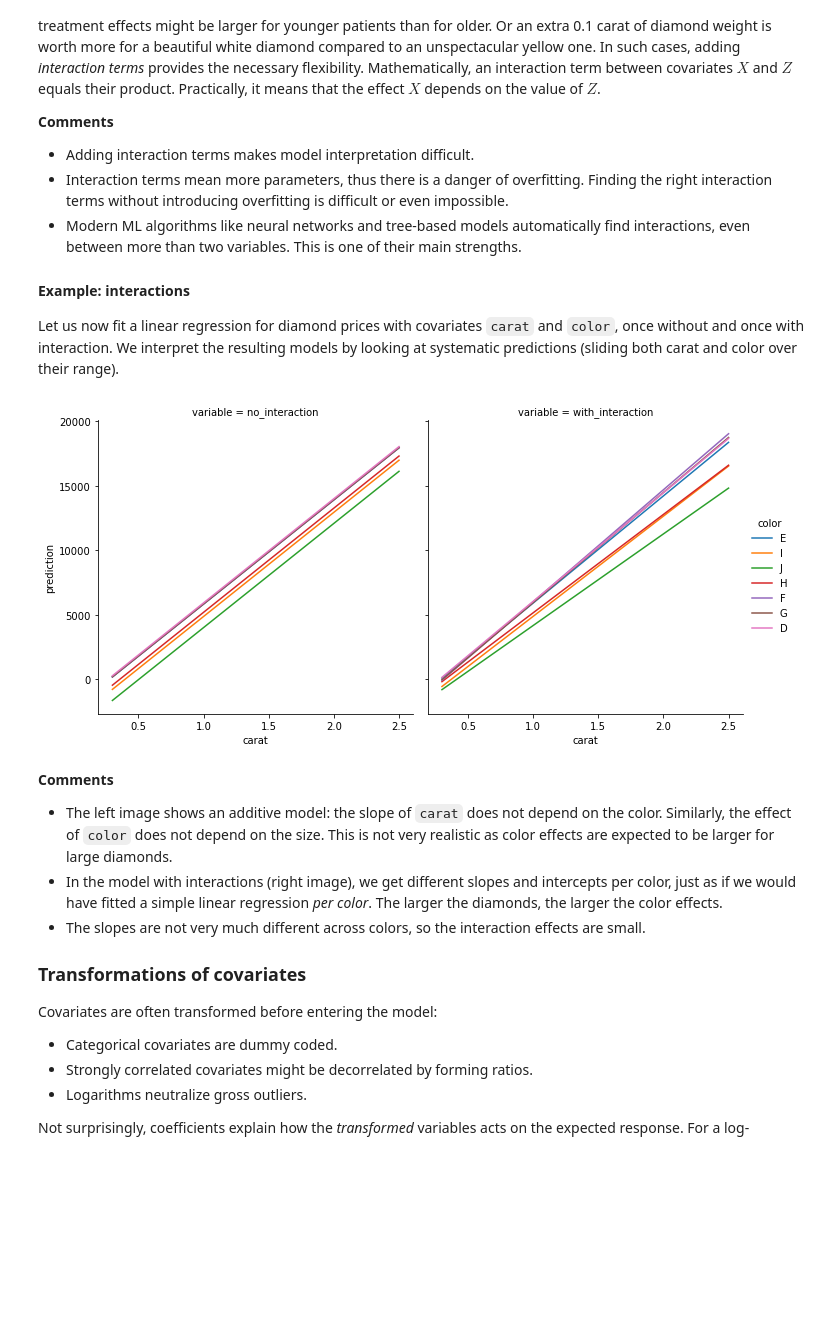
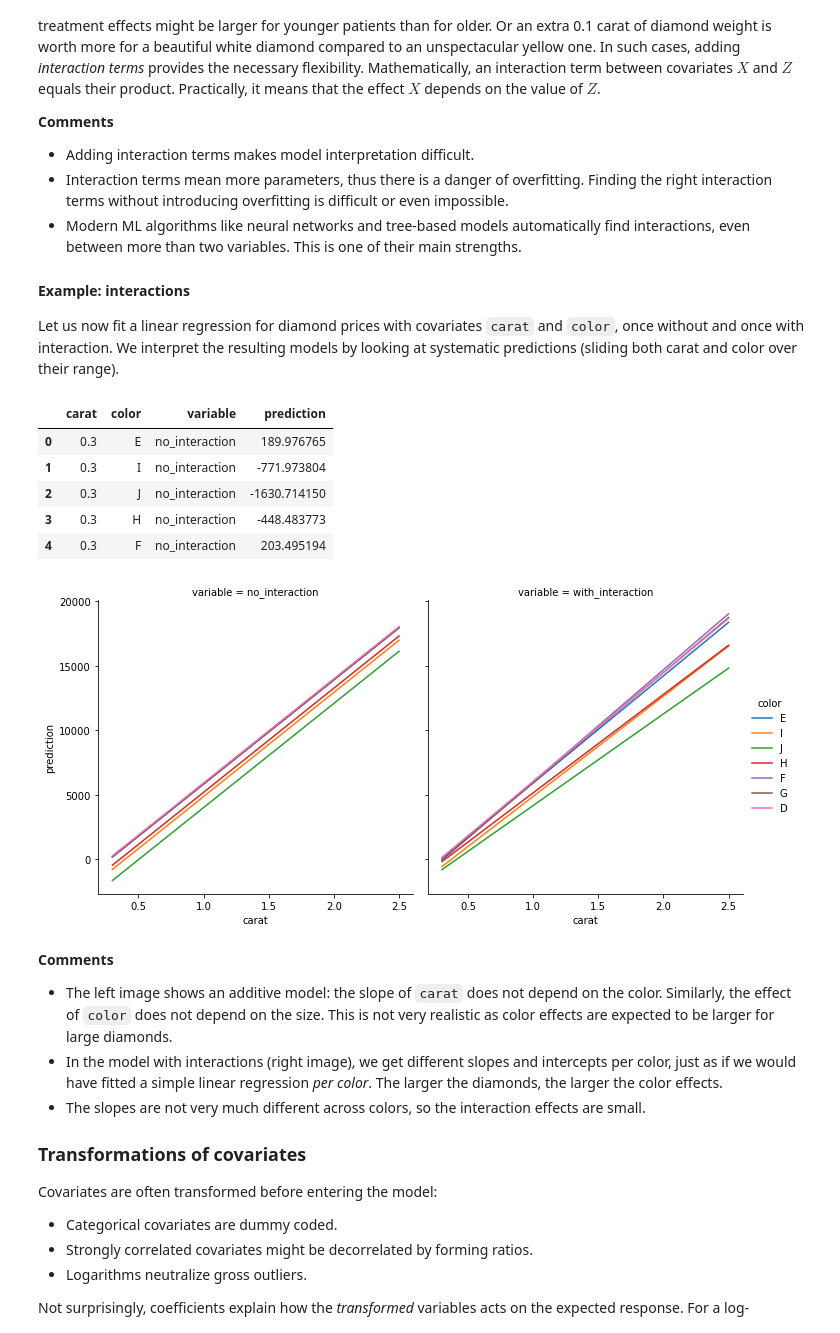
Before and after one commit to mayer79/ml_lecture, a Jupyter notebook: py/1_Basics_and_Linear_Models.ipynb, the cells around one changed output. Cells and saved outputs as stored; diff of their text form; code cells hidden in the pictures; blank space fills up the shorter version.

```diff
--- a/py/1_Basics_and_Linear_Models.ipynb
+++ b/py/1_Basics_and_Linear_Models.ipynb
@@ -518,39 +520,48 @@ from plotnine.data import diamonds
 import numpy as np
 import pandas as pd
 import itertools
 import seaborn as sns
 import statsmodels.formula.api as sfm
 
 no_interaction = sfm.ols("price ~ carat + color", data=diamonds).fit()
 with_interaction = sfm.ols("price ~ carat * color", data=diamonds).fit()
 
 # Create dataset with systematic predictions
 # R's expand.grid: https://pandas.pydata.org/docs/user_guide/cookbook.html
 def expand_grid(data_dict):
     rows = itertools.product(*data_dict.values())
     return pd.DataFrame.from_records(rows, columns=data_dict.keys())
 
 combos = {
     "carat": np.linspace(0.3, 2.5, 100),
     "color": diamonds.color.unique()
 }
 
 to_plot = (
     expand_grid(combos)
     .assign(
         no_interaction=lambda x: no_interaction.predict(x),
         with_interaction=lambda x: with_interaction.predict(x)
     )
     .melt(id_vars=["carat", "color"], value_name="prediction")
 )
 
-# Plot the predictions
-_ = sns.relplot(
-    data=to_plot, x="carat", y="prediction",
-    col="variable", hue="color", kind="line"
-)
+to_plot.head()
 # %% [output]
-[figure, removed]
+|  | carat | color | variable | prediction |
+| 0 | 0.3 | E | no_interaction | 189.976765 |
+| 1 | 0.3 | I | no_interaction | -771.973804 |
+| 2 | 0.3 | J | no_interaction | -1630.714150 |
+| 3 | 0.3 | H | no_interaction | -448.483773 |
+| 4 | 0.3 | F | no_interaction | 203.495194 |
+# %%
+# Plot the predictions
+_ = sns.relplot(
+    data=to_plot, x="carat", y="prediction",
+    col="variable", hue="color", kind="line"
+)
+# %% [output]
+[figure, added]
 # %% [markdown]
 **Comments**
 
```
Also changed, not shown: parts of 10 cells of this notebook, 1 other file.
